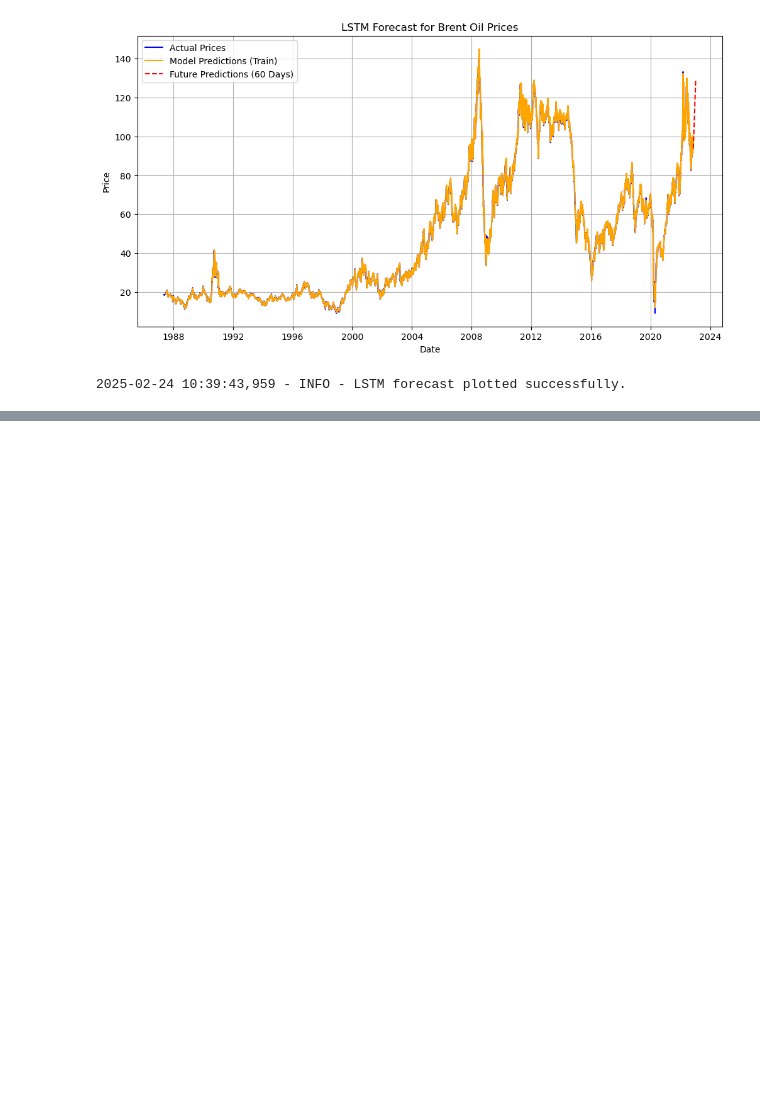
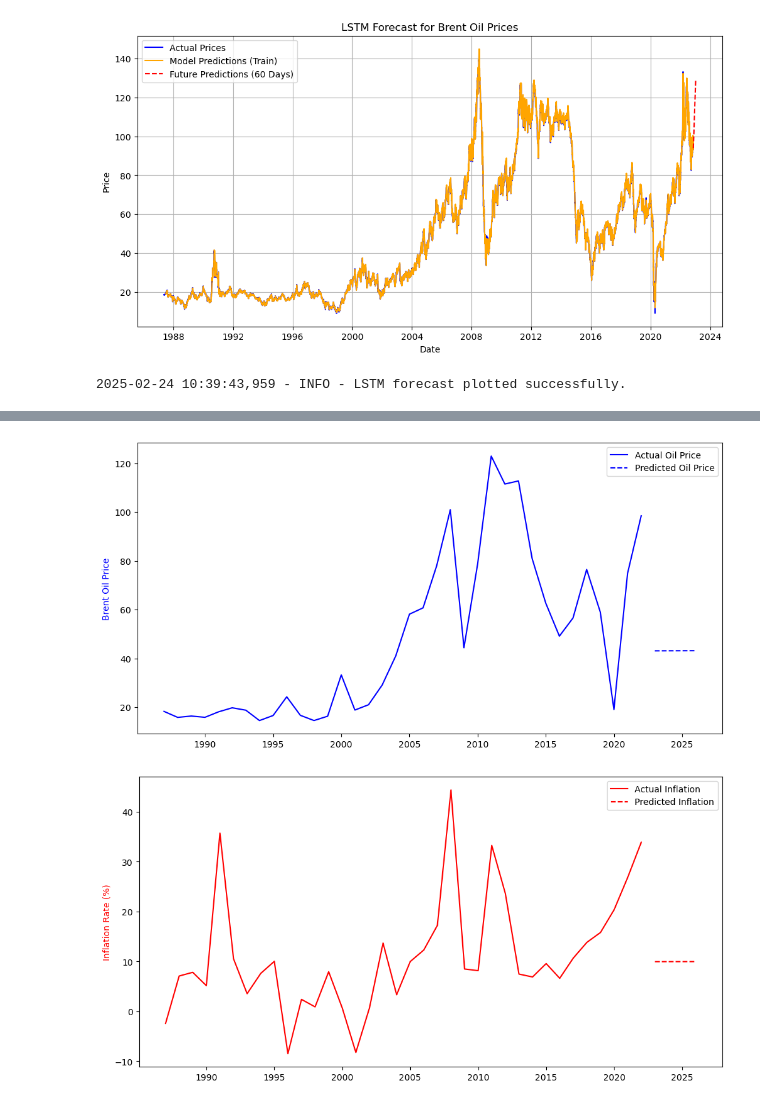
Before and after one commit to zereay74/Kaim-week-10, a Jupyter notebook: notebooks/Task_2_Oil_analysis_with_AI_and_Stat_Models.ipynb, the cells around one changed output, grey strips where cells are left out. Drawn from its saved outputs; the diff is of its cells as text; code cells hidden in the pictures; blank space fills up the shorter version.

```diff
--- a/notebooks/Task_2_Oil_analysis_with_AI_and_Stat_Models.ipynb
+++ b/notebooks/Task_2_Oil_analysis_with_AI_and_Stat_Models.ipynb
@@ -104,0 +182,3 @@ future_predictions = analysis.forecast_lstm(future_days=60)
+# %%
+# prepare data
+X_train, X_test, y_price_train, y_price_test, y_inflation_train, y_inflation_test = analysis.prepare_data()
@@ -104,0 +187,3 @@ future_predictions = analysis.forecast_lstm(future_days=60)
+# %%
+# Train models
+analysis.train_models(X_train, y_price_train)
@@ -104,0 +195,3 @@ future_predictions = analysis.forecast_lstm(future_days=60)
+# %%
+# Train LSTM
+analysis.train_lstm(X_train, y_price_train, y_inflation_train)
@@ -104,0 +212,3 @@ future_predictions = analysis.forecast_lstm(future_days=60)
+# %%
+analysis.forecast_future()
+# %% [output]
@@ -104,0 +217,2 @@ future_predictions = analysis.forecast_lstm(future_days=60)
+[figure, added]
+[figure, added]
```
Also changed, not shown: parts of 21 cells of this notebook, 4 other files.
